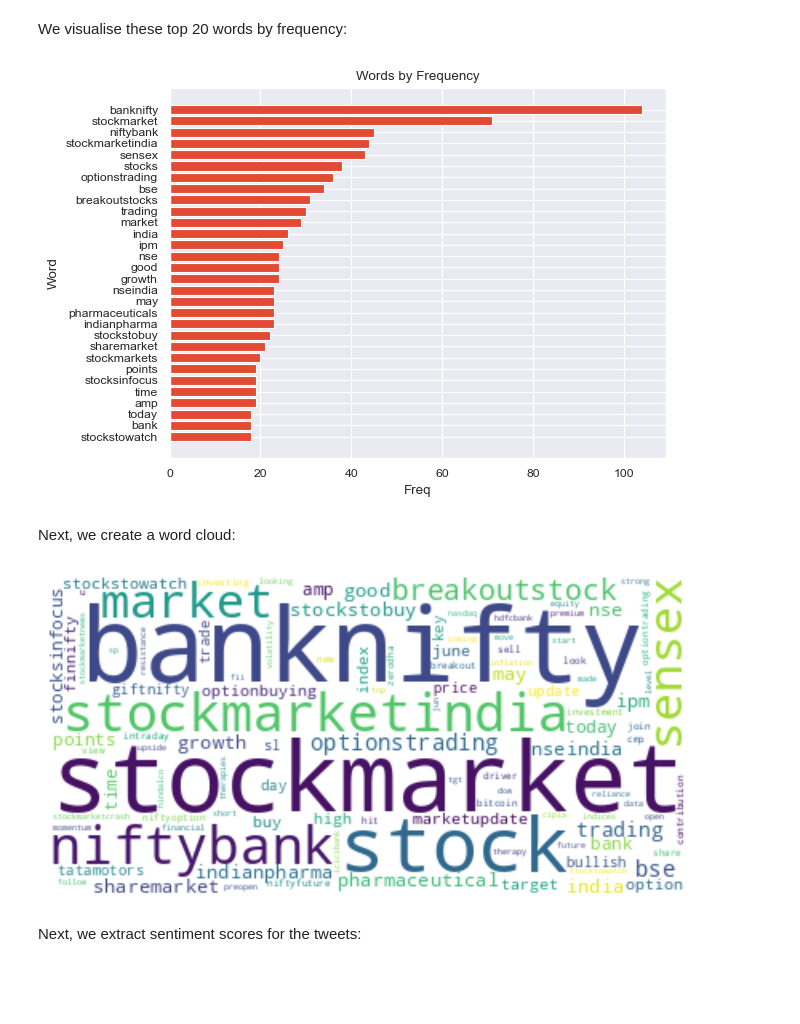
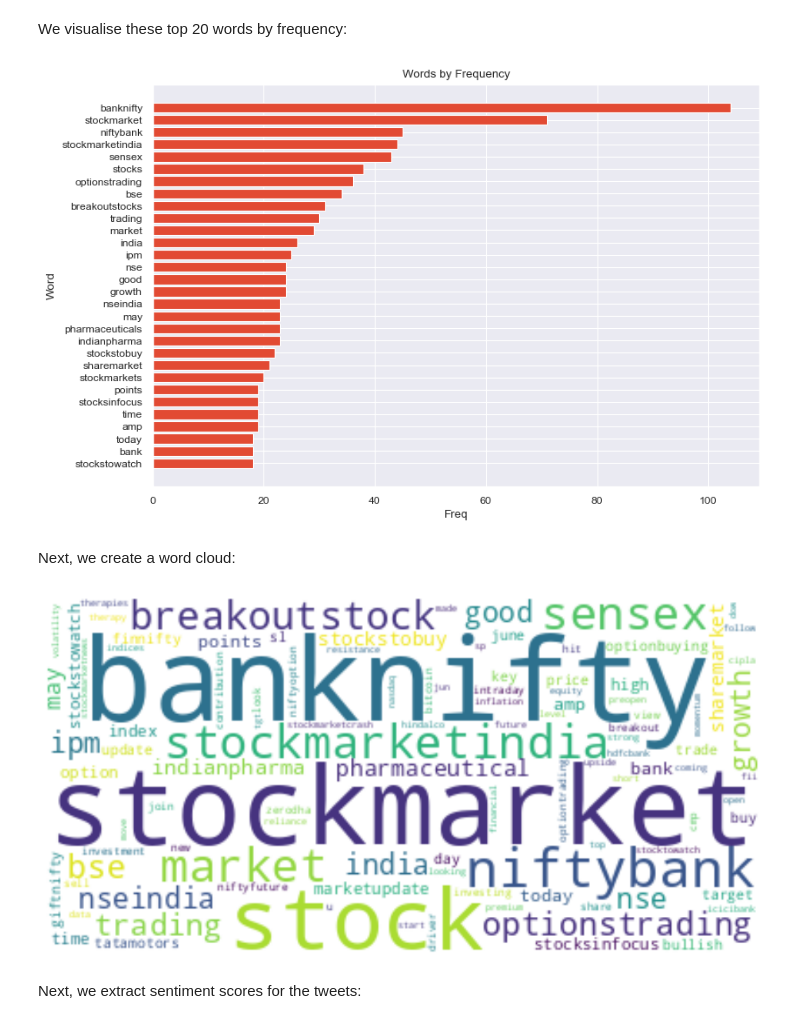
Before and after one commit to cowboysmall-courses/dsi-dsp, a Jupyter notebook: report/report.ipynb, the cells around one changed output. Drawn from its saved outputs; the diff is of its cells as text; code cells hidden in the pictures; blank space fills up the shorter version.

```diff
--- a/report/report.ipynb
+++ b/report/report.ipynb
@@ -1542,17 +1542,18 @@ We visualise these top 20 words by frequency:
 # %%
 #| label: tweets-words-bar-plot-freq
 
 word_freq = word_freq.sort_values("Freq", ascending = True).reset_index(drop = True)
 
+plt.figure(figsize = (9, 6))
 plt.barh(word_freq["Word"], word_freq["Freq"], align = 'center')
 
 plt.title('Words by Frequency')
 plt.xlabel('Freq')
 plt.ylabel('Word')
 
 plt.show()
 # %% [output]
-[figure, old version]
+[figure, new version]
 # %% [markdown]
 Next, we create a word cloud:
 # %%
@@ -1560,6 +1561,7 @@ Next, we create a word cloud:
 
 wordcloud = WordCloud(background_color = "white", collocations = False).generate(tweet_words)
 
+plt.figure(figsize = (9, 6))
 plt.imshow(wordcloud, interpolation = "bilinear")
 
 plt.axis("off")
@@ -1567,7 +1569,7 @@ plt.tight_layout(pad = 0)
 
 plt.show()
 # %% [output]
-[figure, old version]
+[figure, new version]
 # %% [markdown]
 Next, we extract sentiment scores for the tweets:
 # %%
```
Also changed, not shown: parts of 1 cell of this notebook, 5 other files.
